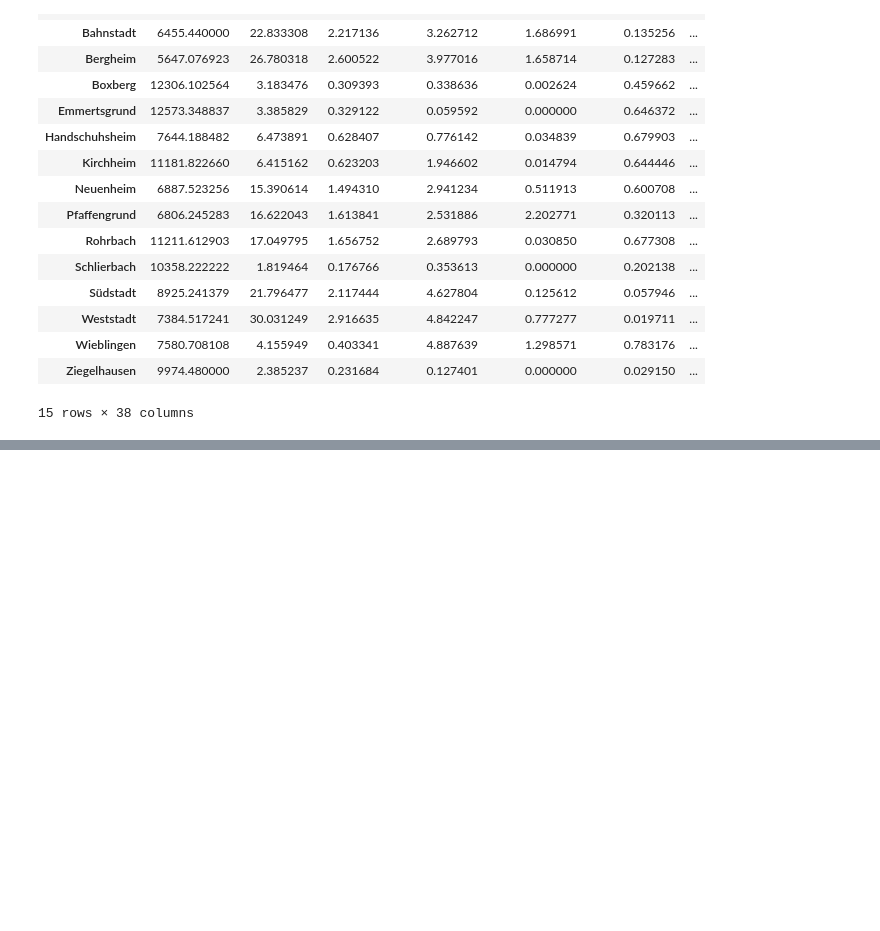
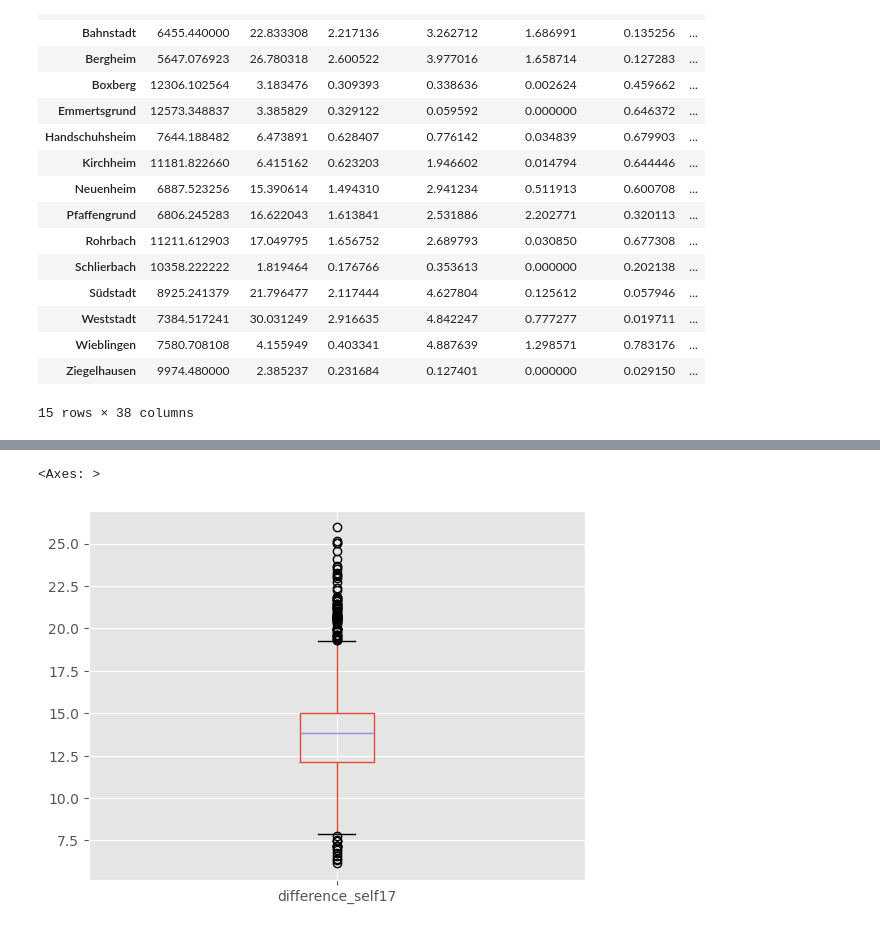
Before and after one commit to Chwiggy/thesis_analysis, a Jupyter notebook: differences.ipynb, the cells around one changed output, grey strips where cells are left out. Saved outputs shown, nothing was run; the diff lists cells and outputs as text; code cells hidden in the pictures; blank space fills up the shorter version.

```diff
--- a/differences.ipynb
+++ b/differences.ipynb
@@ -82,0 +107,5 @@ map.explore(column="difference_self17", cmap="magma_r")
+# %%
+cells_by_borough.boxplot("difference_self17")
+# %% [output]
+<Axes: >
+[figure, added]
```
Also changed, not shown: parts of 1 cell of this notebook.
